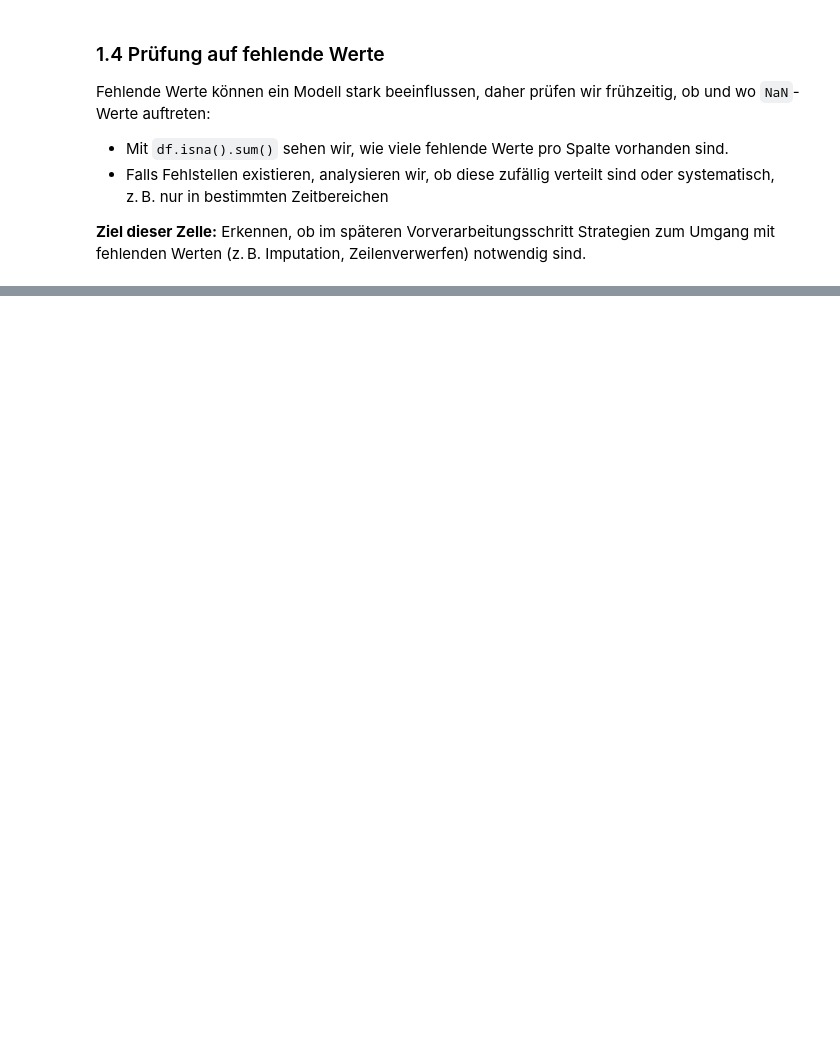
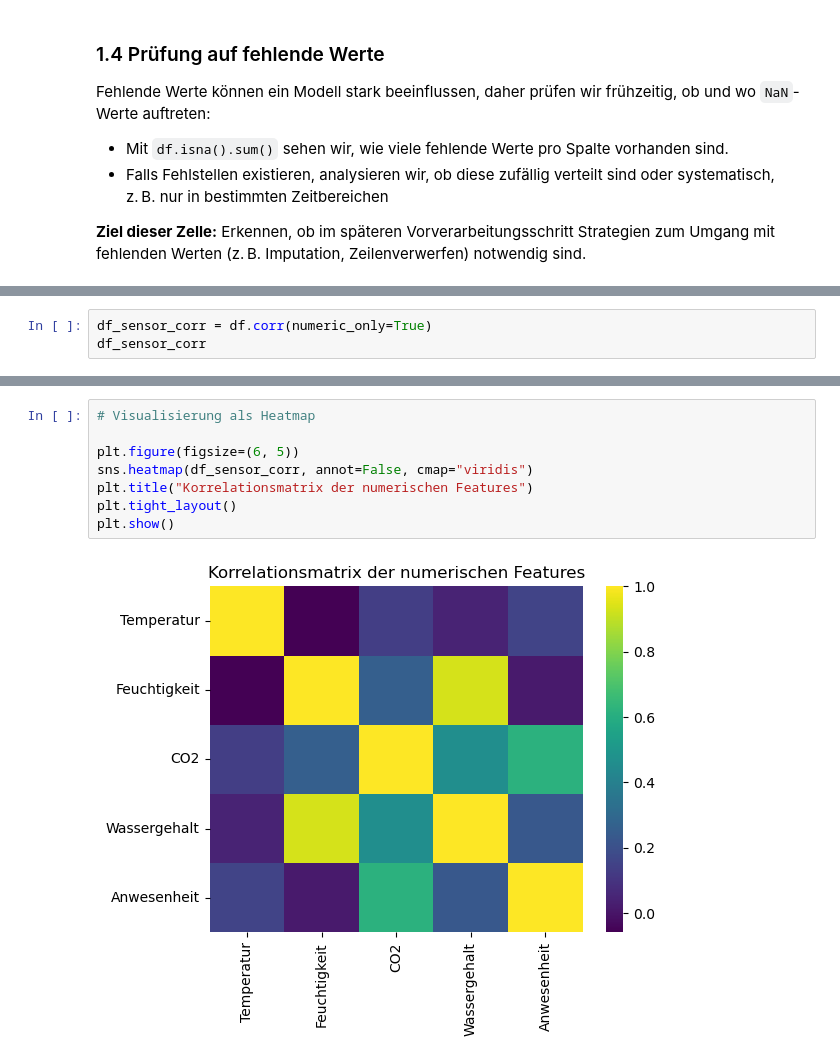
Before and after one commit to Ioannis-Serafim/ml-sensor-project-hka, a Jupyter notebook: notebooks/main.ipynb, the cells around one changed output, grey strips where cells are left out. Cells and saved outputs as stored; diff of their text form; blank space fills up the shorter version.

```diff
--- a/notebooks/main.ipynb
+++ b/notebooks/main.ipynb
@@ -159,0 +241,3 @@ Name: Datum, dtype: timedelta64[ns]
+# %%
+df_sensor_corr = df.corr(numeric_only=True)
+df_sensor_corr
@@ -159,0 +251,10 @@ Name: Datum, dtype: timedelta64[ns]
+# %%
+# Visualisierung als Heatmap
+
+plt.figure(figsize=(6, 5))
+sns.heatmap(df_sensor_corr, annot=False, cmap="viridis")
+plt.title("Korrelationsmatrix der numerischen Features")
+plt.tight_layout()
+plt.show()
+# %% [output]
+[figure, added]
```
Also changed, not shown: parts of 34 cells of this notebook.
